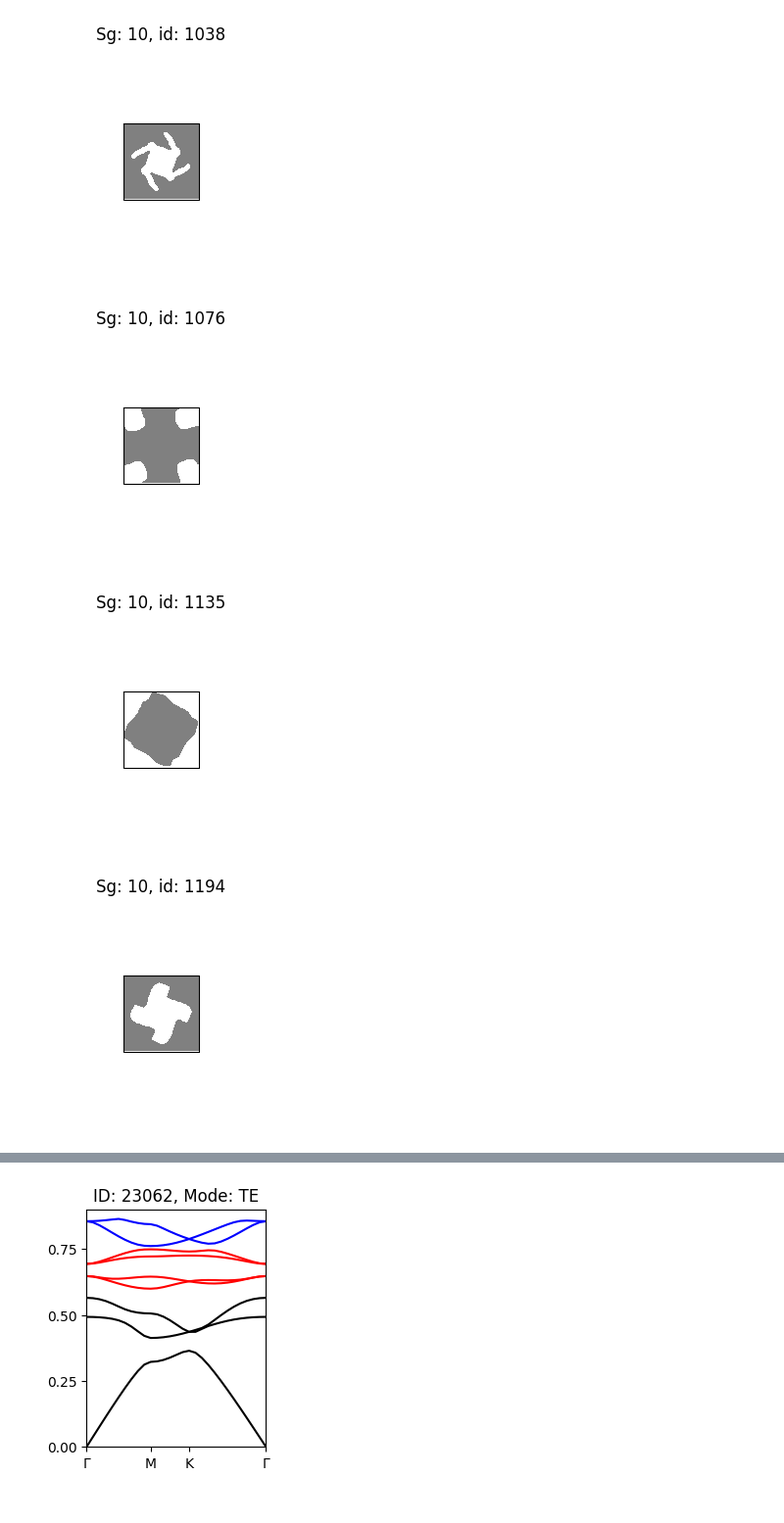
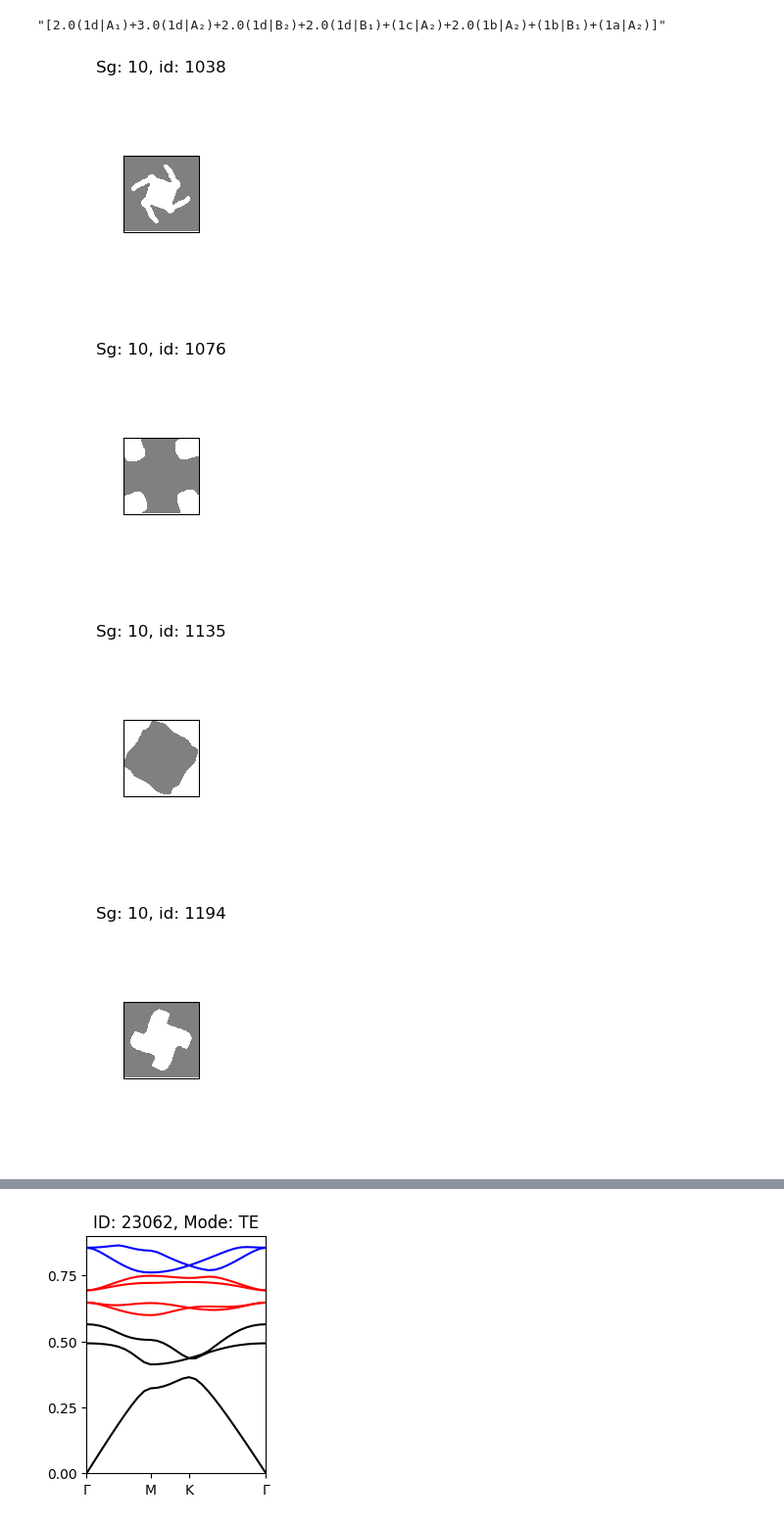
Before and after one commit to AliGhorashiCMT/Topological-Prevalence, a Jupyter notebook: Figure 1.ipynb, the cells around one changed output, grey strips where cells are left out. Shown at 98% size. Cells and saved outputs as stored; diff of their text form; code cells hidden in the pictures.

```diff
--- a/Figure 1.ipynb
+++ b/Figure 1.ipynb
@@ -6,3 +10,11 @@ include("plotting_utilities.jl");
+# %%
+brs = bandreps(6, 2);
+summary = filtered_summaries2[1][324][1]
+brs_labs = ["(" * br.wyckpos * "|"  * prod(string.(collect(br.label)[1:end-2])) * ")" for br in brs]
+brs_decomp = decompose(summary.n, brs)
+Crystalline.symvec2string(brs_decomp, brs_labs)
+# %% [output]
+"[2.0(1d|A₁)+3.0(1d|A₂)+2.0(1d|B₂)+2.0(1d|B₁)+(1c|A₂)+2.0(1b|A₂)+(1b|B₁)+(1a|A₂)]"
 # %%
 # finding optimal candidates
 # Criteria for optimal candidates:
@@ -12,20 +24,30 @@ include("plotting_utilities.jl");
 # %%
 boundaries = 1.5
 for sg in 10
-for id in [1038, 1076, 1135, 1194, 1944, 1550]
-    fig = figure(figsize=(3, 4))
-    calcname = "./symeigs/input/dim2-sg$(sg)-$id-res64-tm.sh"
-    title("Sg: $sg, id: $id")
-    Rs, flat, isoval, _ = lattice_from_mpbparams(calcname)
-    wigner_cell = wignerseitz(Rs)
-    wigner_plot(flat, Rs, wigner_cell; isoval=isoval, fig=fig, ax=gca(), N=10, xyz=range(-1, 1, length=200), in_polygon=true)
+    dir = "./symeigs/output/sg$sg/eps1/te/"
+    filename = "sg$sg-epsid1-res64-te-input.jld2"
+    loaded_input_data = load(dir * filename)
+    Rsv = loaded_input_data["Rsv"]
+    flatv = loaded_input_data["flatv"]
+    isovalv = loaded_input_data["isovalv"]
 
-    xlim(-boundaries, boundaries)
-    ylim(-boundaries, boundaries)
+    for id in [1038, 1076, 1135, 1194, 1944, 1550]
+        fig = figure(figsize=(3, 4))
+        #calcname = "./symeigs/input/dim2-sg$(sg)-$id-res64-tm.sh" (We previously kept the bash files, now we load from jld2 files)
+        title("Sg: $sg, id: $id")
+        Rs = Rsv[id]
+        flat = flatv[id]
+        isoval = isovalv[id]
+
+        wigner_cell = wignerseitz(Rs)
+        wigner_plot(flat, Rs, wigner_cell; isoval=isoval, fig=fig, ax=gca(), N=10, xyz=range(-1, 1, length=200), in_polygon=true)
+
+        xlim(-boundaries, boundaries)
+        ylim(-boundaries, boundaries)
+    end
 end
-end
 # %% [output]
-[figure, old version]
+[figure, new version]
-[figure, old version]
+[figure, new version]
-[figure, old version]
+[figure, new version]
-[figure, old version]
+[figure, new version]
```
Also changed, not shown: parts of 9 cells of this notebook.
